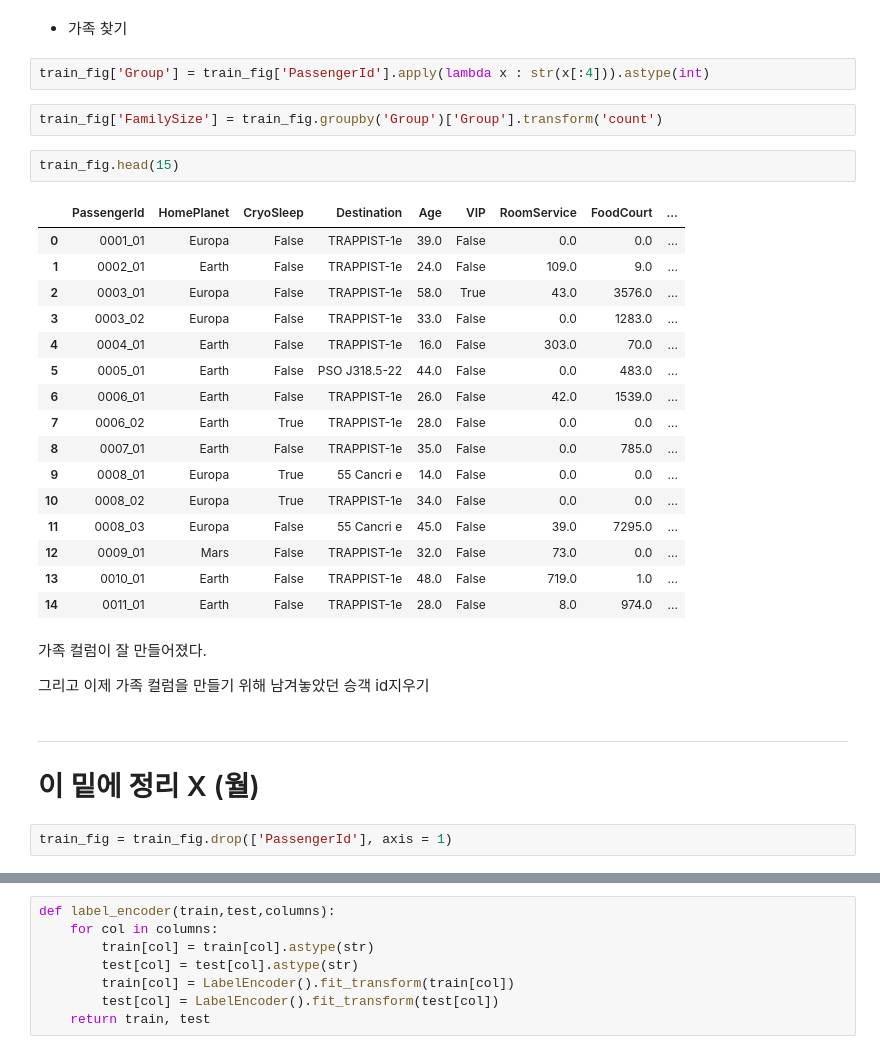
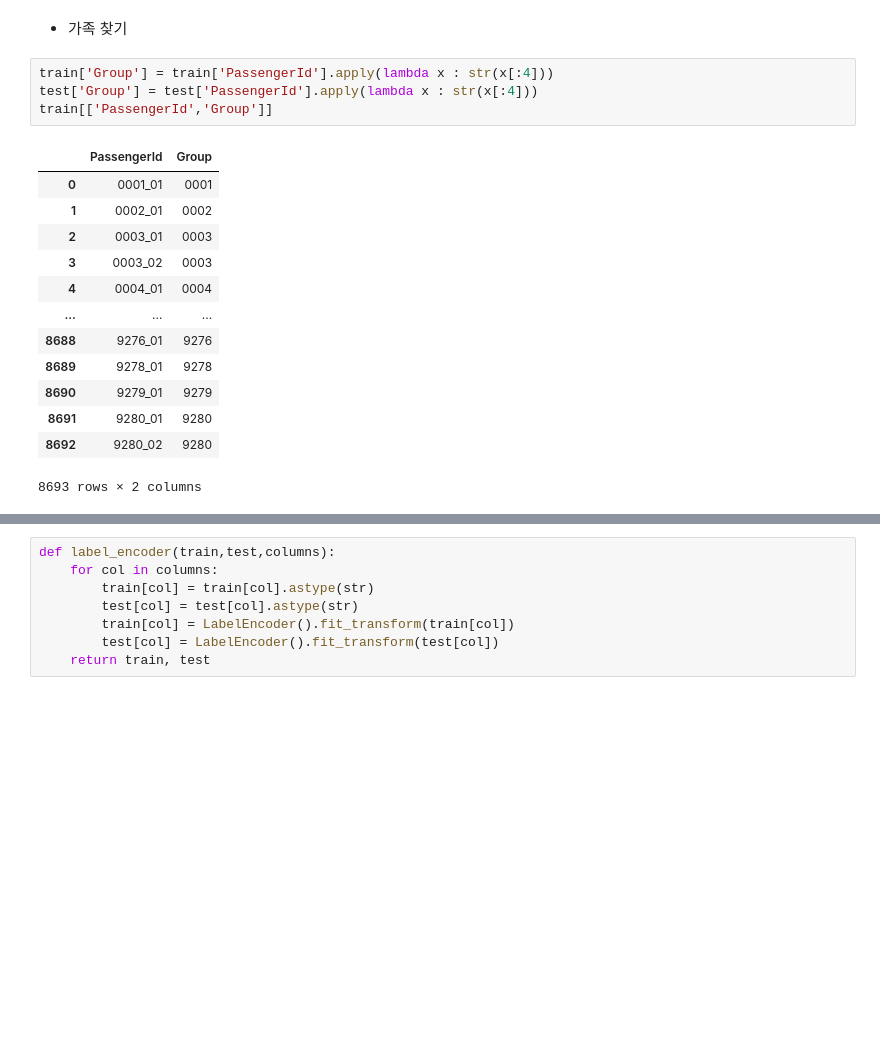
Before and after one commit to zerobbang/Kaggle_onboard_April, a Jupyter notebook: second.ipynb, the cells around one changed output, grey strips where cells are left out. Cells and saved outputs as stored; diff of their text form; blank space fills up the shorter version.

```diff
--- a/second.ipynb
+++ b/second.ipynb
@@ -203,34 +180,20 @@ train_fig = train_fig.drop(['Cabin','Name'], axis = 1)
 # %% [markdown]
 - 가족 찾기
 # %%
-train_fig['Group'] = train_fig['PassengerId'].apply(lambda x : str(x[:4])).astype(int)
+train['Group'] = train['PassengerId'].apply(lambda x : str(x[:4]))
+test['Group'] = test['PassengerId'].apply(lambda x : str(x[:4]))
+train[['PassengerId','Group']]
+# %% [output]
+|  | PassengerId | Group |
+| 0 | 0001_01 | 0001 |
+| 1 | 0002_01 | 0002 |
+| 2 | 0003_01 | 0003 |
+| 3 | 0003_02 | 0003 |
+| 4 | 0004_01 | 0004 |
+| ... | ... | ... |
+| 8688 | 9276_01 | 9276 |
+| 8689 | 9278_01 | 9278 |
+| 8690 | 9279_01 | 9279 |
+| 8691 | 9280_01 | 9280 |
+| 8692 | 9280_02 | 9280 |
+8693 rows × 2 columns
-# %%
-train_fig['FamilySize'] = train_fig.groupby('Group')['Group'].transform('count')
-# %%
-train_fig.head(15)
-# %% [output]
-|  | PassengerId | HomePlanet | CryoSleep | Destination | Age | VIP | RoomService | FoodCourt | ... |
-| 0 | 0001_01 | Europa | False | TRAPPIST-1e | 39.0 | False | 0.0 | 0.0 | ... |
-| 1 | 0002_01 | Earth | False | TRAPPIST-1e | 24.0 | False | 109.0 | 9.0 | ... |
-| 2 | 0003_01 | Europa | False | TRAPPIST-1e | 58.0 | True | 43.0 | 3576.0 | ... |
-| 3 | 0003_02 | Europa | False | TRAPPIST-1e | 33.0 | False | 0.0 | 1283.0 | ... |
-| 4 | 0004_01 | Earth | False | TRAPPIST-1e | 16.0 | False | 303.0 | 70.0 | ... |
-| 5 | 0005_01 | Earth | False | PSO J318.5-22 | 44.0 | False | 0.0 | 483.0 | ... |
-| 6 | 0006_01 | Earth | False | TRAPPIST-1e | 26.0 | False | 42.0 | 1539.0 | ... |
-| 7 | 0006_02 | Earth | True | TRAPPIST-1e | 28.0 | False | 0.0 | 0.0 | ... |
-| 8 | 0007_01 | Earth | False | TRAPPIST-1e | 35.0 | False | 0.0 | 785.0 | ... |
-| 9 | 0008_01 | Europa | True | 55 Cancri e | 14.0 | False | 0.0 | 0.0 | ... |
-| 10 | 0008_02 | Europa | True | TRAPPIST-1e | 34.0 | False | 0.0 | 0.0 | ... |
-| 11 | 0008_03 | Europa | False | 55 Cancri e | 45.0 | False | 39.0 | 7295.0 | ... |
-| 12 | 0009_01 | Mars | False | TRAPPIST-1e | 32.0 | False | 73.0 | 0.0 | ... |
-| 13 | 0010_01 | Earth | False | TRAPPIST-1e | 48.0 | False | 719.0 | 1.0 | ... |
-| 14 | 0011_01 | Earth | False | TRAPPIST-1e | 28.0 | False | 8.0 | 974.0 | ... |
-# %% [markdown]
-가족 컬럼이 잘 만들어졌다.
-
-그리고 이제 가족 컬럼을 만들기 위해 남겨놓았던 승객 id지우기
-# %% [markdown]
----
-# 이 밑에 정리 X (월)
-# %%
-train_fig = train_fig.drop(['PassengerId'], axis = 1)
```
Also changed, not shown: parts of 64 cells of this notebook.
